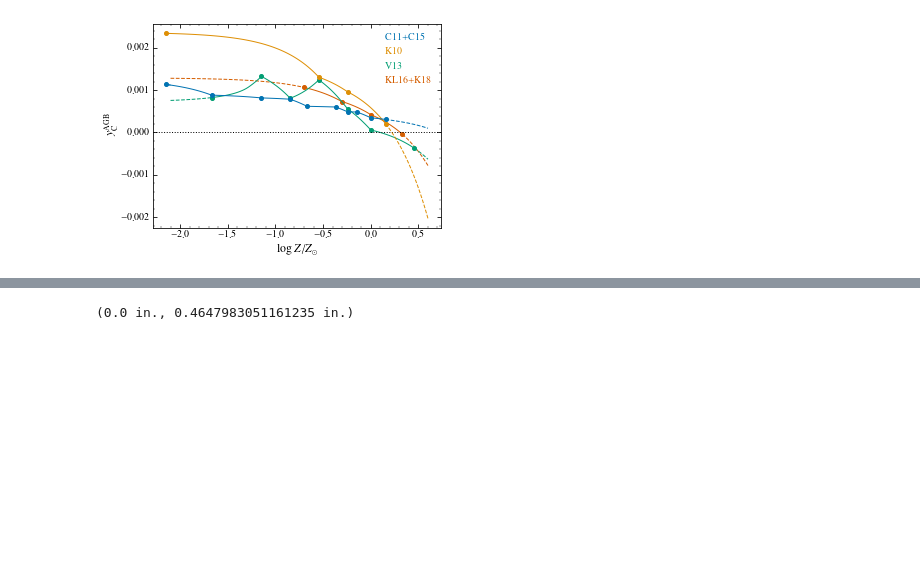
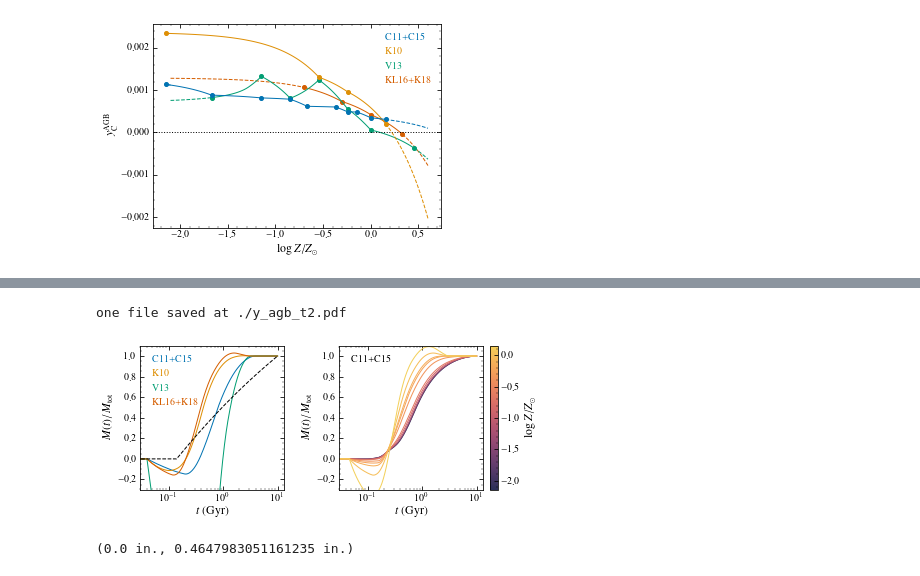
Before and after one commit to aeyobd/surp, a Jupyter notebook: thesis/arya_test.ipynb, the cells around one changed output, grey strips where cells are left out. Saved outputs shown, nothing was run; the diff lists cells and outputs as text; code cells hidden in the pictures; blank space fills up the shorter version.

```diff
--- a/thesis/arya_test.ipynb
+++ b/thesis/arya_test.ipynb
@@ -497,7 +500,8 @@ for i in range(4):
     vice.yields.agb.settings["c"] = model
     m_c, times = vice.single_stellar_population("c", Z=0.014 * 10**0)
     m_c = [c for c in m_c]
-    arya.Line(times, np.array(m_c)/m_c[-1], subplot=sp)
+    l = arya.Line(times, np.array(m_c)/m_c[-1], subplot=sp, label=AGB_LABELS[i])
+    l.label = AGB_LABELS[i]
 
 m_fe, times = vice.single_stellar_population("fe", Z=0.014)
 m_fe = [fe for fe in m_fe]
@@ -515,34 +519,41 @@ leg = arya.Legend(sp, handlelength=0)
 leg.hide_handles()
 leg.color_labels()
 
 
 
-sp = sp.figure.add_subplot(row=0, col=1, size=(2,2), pad=0.2)
+sp = sp.figure.add_subplot(row=0, col=1, size=(2,2), pad=0.3)
 
 
 plt.xscale("log")
 cmap = arya.style.get_cmap()
 for i in range(len(z1)):
     z = z1[i]
     vice.yields.agb.settings["c"] = model
     m_c, times = vice.single_stellar_population("c", Z=z, dt=1e-3)
     m_c = [c for c in m_c]
 
     l = arya.Line(times, np.array(m_c)/m_c[-1], color=ma(np.log10(z/0.014)), subplot=sp)
 
 plt.ylim(-0.3, 1.1)
 
 
 c = arya.Colorbar(subplot=sp, mappable=mpp, row=0, col=2)
 c.label = r"$\log Z/Z_\odot$"
 sp.y.label = r"$M(t)/M_{\rm tot}$"
 sp.x.label = "$t$ (Gyr)"
 sp.x.lim = (0.03, 13.2)
 
 sp.figure.update()
 
+l = arya.Line([],[], subplot=sp)
+l.label="C11+C15"
+arya.Legend(sp, handlelength=0)
+
 
 sp.save("y_agb_t2.pdf")
+# %% [output]
+one file saved at ./y_agb_t2.pdf
+[figure, added]
 # %%
 c.h_pad
 # %% [output]
```
Also changed, not shown: parts of 3 cells of this notebook, 8 other files.
